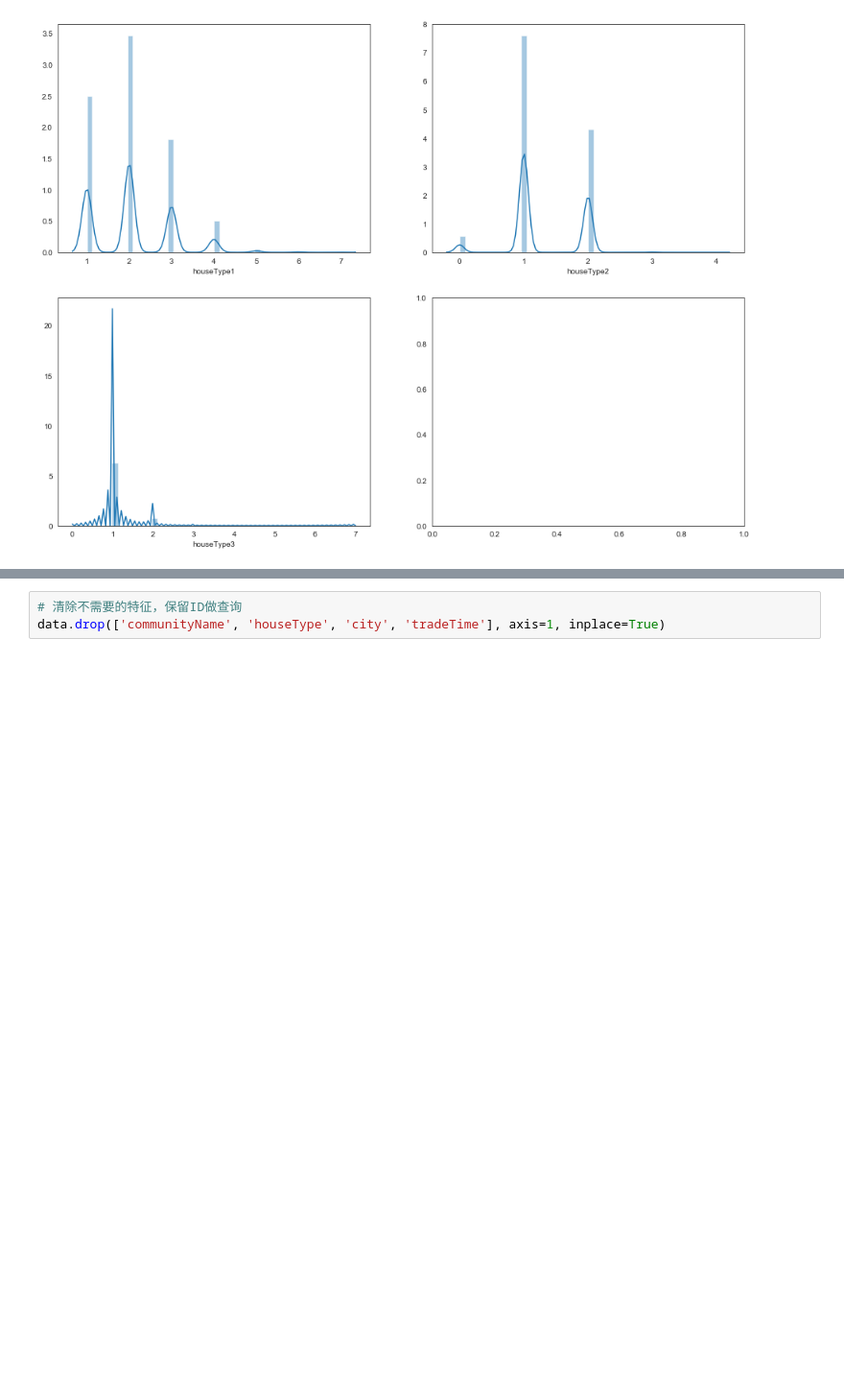
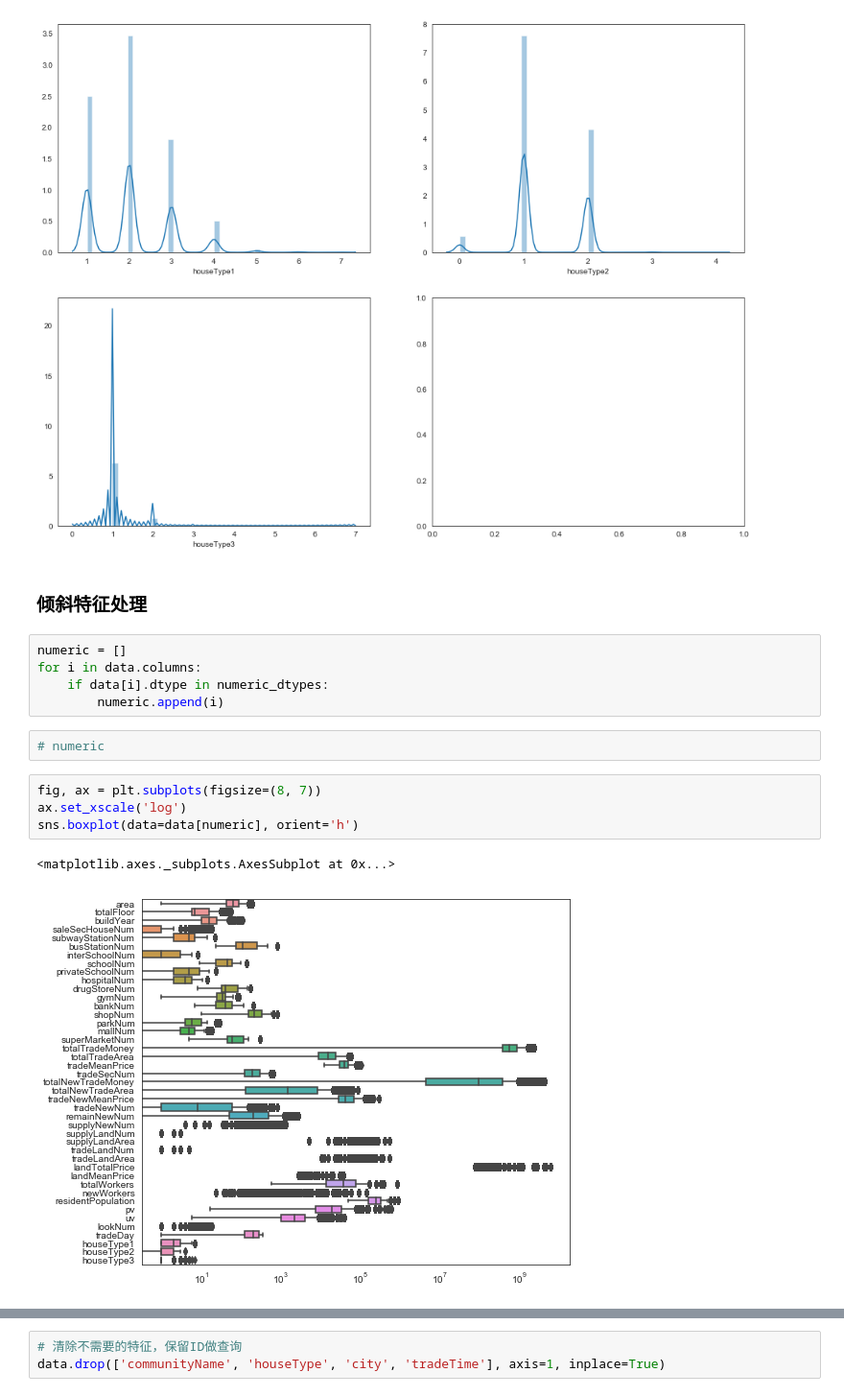
Before and after one commit to yangjiada/city_rent_forecast, a Jupyter notebook: city_rent_forecast.ipynb, the cells around one changed output, grey strips where cells are left out. Shown at 96% size. Cells and saved outputs as stored; diff of their text form; blank space fills up the shorter version.

```diff
--- a/city_rent_forecast.ipynb
+++ b/city_rent_forecast.ipynb
@@ -295,3 +334,19 @@ sns.distplot(data['houseType3'], ax=axs[1, 0])
 # %% [output]
 <matplotlib.axes._subplots.AxesSubplot at 0x...>
 [figure]
+# %% [markdown]
+### 倾斜特征处理
+# %%
+numeric = []
+for i in data.columns:
+    if data[i].dtype in numeric_dtypes:
+        numeric.append(i)
+# %%
+# numeric
+# %%
+fig, ax = plt.subplots(figsize=(8, 7))
+ax.set_xscale('log')
+sns.boxplot(data=data[numeric], orient='h')
+# %% [output]
+<matplotlib.axes._subplots.AxesSubplot at 0x...>
+[figure, added]
```
Also changed, not shown: parts of 38 cells of this notebook.
